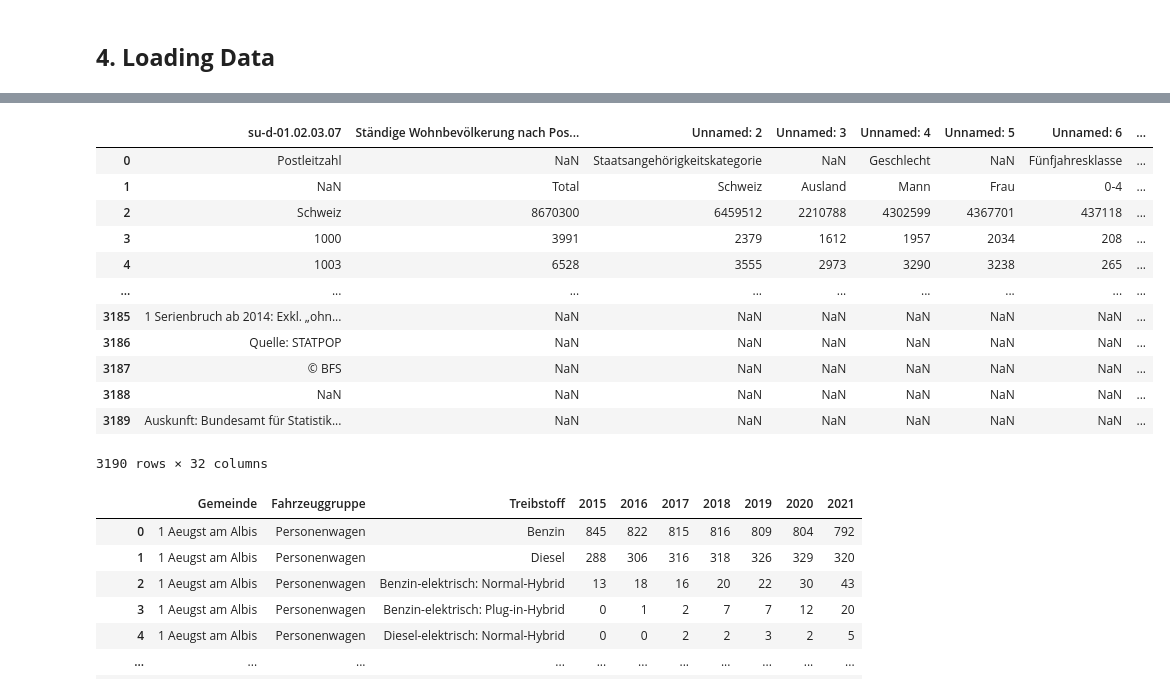
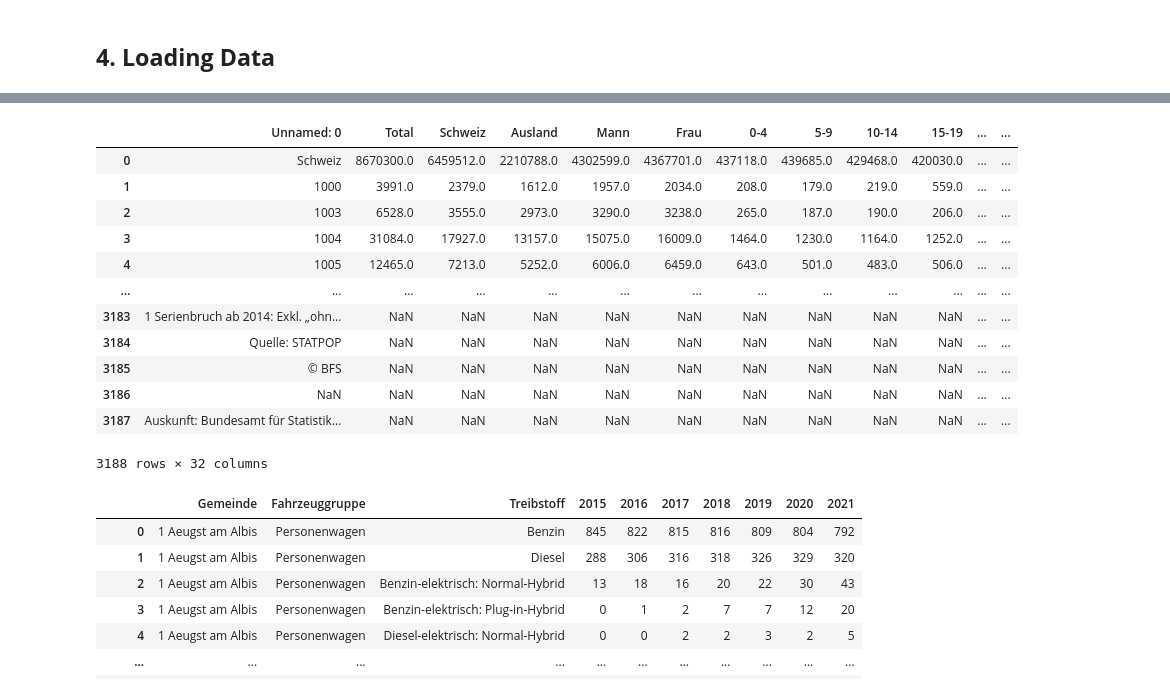
Before and after one commit to Icelander169/MasterThesis, a Jupyter notebook: 01_Reading_Data.ipynb, the cells around one changed output, grey strips where cells are left out. Cells and saved outputs as stored; diff of their text form; code cells hidden in the pictures.

```diff
--- a/01_Reading_Data.ipynb
+++ b/01_Reading_Data.ipynb
@@ -86,20 +92,20 @@ ga_hta
 # %%
-population = pd.read_excel('../Data/Raw/population.xlsx')
+population = pd.read_excel('../Data/Raw/population.xlsx', header=[2]) # header = 2 due to unneccessary rows at beginning
 population
 # %% [output]
-|  | su-d-01.02.03.07 | Ständige Wohnbevölkerung nach Pos... | Unnamed: 2 | Unnamed: 3 | Unnamed: 4 | Unnamed: 5 | Unnamed: 6 | ... |
-| 0 | Postleitzahl | NaN | Staatsangehörigkeitskategorie | NaN | Geschlecht | NaN | Fünfjahresklasse | ... |
-| 1 | NaN | Total | Schweiz | Ausland | Mann | Frau | 0-4 | ... |
-| 2 | Schweiz | 8670300 | 6459512 | 2210788 | 4302599 | 4367701 | 437118 | ... |
-| 3 | 1000 | 3991 | 2379 | 1612 | 1957 | 2034 | 208 | ... |
-| 4 | 1003 | 6528 | 3555 | 2973 | 3290 | 3238 | 265 | ... |
-| ... | ... | ... | ... | ... | ... | ... | ... | ... |
-| 3185 | 1 Serienbruch ab 2014: Exkl. „ohn... | NaN | NaN | NaN | NaN | NaN | NaN | ... |
-| 3186 | Quelle: STATPOP | NaN | NaN | NaN | NaN | NaN | NaN | ... |
-| 3187 | © BFS | NaN | NaN | NaN | NaN | NaN | NaN | ... |
-| 3188 | NaN | NaN | NaN | NaN | NaN | NaN | NaN | ... |
-| 3189 | Auskunft: Bundesamt für Statistik... | NaN | NaN | NaN | NaN | NaN | NaN | ... |
+|  | Unnamed: 0 | Total | Schweiz | Ausland | Mann | Frau | 0-4 | 5-9 | 10-14 | 15-19 | ... | ... |
+| 0 | Schweiz | 8670300.0 | 6459512.0 | 2210788.0 | 4302599.0 | 4367701.0 | 437118.0 | 439685.0 | 429468.0 | 420030.0 | ... | ... |
+| 1 | 1000 | 3991.0 | 2379.0 | 1612.0 | 1957.0 | 2034.0 | 208.0 | 179.0 | 219.0 | 559.0 | ... | ... |
+| 2 | 1003 | 6528.0 | 3555.0 | 2973.0 | 3290.0 | 3238.0 | 265.0 | 187.0 | 190.0 | 206.0 | ... | ... |
+| 3 | 1004 | 31084.0 | 17927.0 | 13157.0 | 15075.0 | 16009.0 | 1464.0 | 1230.0 | 1164.0 | 1252.0 | ... | ... |
+| 4 | 1005 | 12465.0 | 7213.0 | 5252.0 | 6006.0 | 6459.0 | 643.0 | 501.0 | 483.0 | 506.0 | ... | ... |
+| ... | ... | ... | ... | ... | ... | ... | ... | ... | ... | ... | ... | ... |
+| 3183 | 1 Serienbruch ab 2014: Exkl. „ohn... | NaN | NaN | NaN | NaN | NaN | NaN | NaN | NaN | NaN | ... | ... |
+| 3184 | Quelle: STATPOP | NaN | NaN | NaN | NaN | NaN | NaN | NaN | NaN | NaN | ... | ... |
+| 3185 | © BFS | NaN | NaN | NaN | NaN | NaN | NaN | NaN | NaN | NaN | ... | ... |
+| 3186 | NaN | NaN | NaN | NaN | NaN | NaN | NaN | NaN | NaN | NaN | ... | ... |
+| 3187 | Auskunft: Bundesamt für Statistik... | NaN | NaN | NaN | NaN | NaN | NaN | NaN | NaN | NaN | ... | ... |
-3190 rows × 32 columns
+3188 rows × 32 columns
 # %%
 cars = pd.read_csv('../Data/Raw/cars_per_municipality.csv', sep = ";", encoding = 'latin-1')
 cars
```
Also changed, not shown: parts of 53 cells of this notebook.
